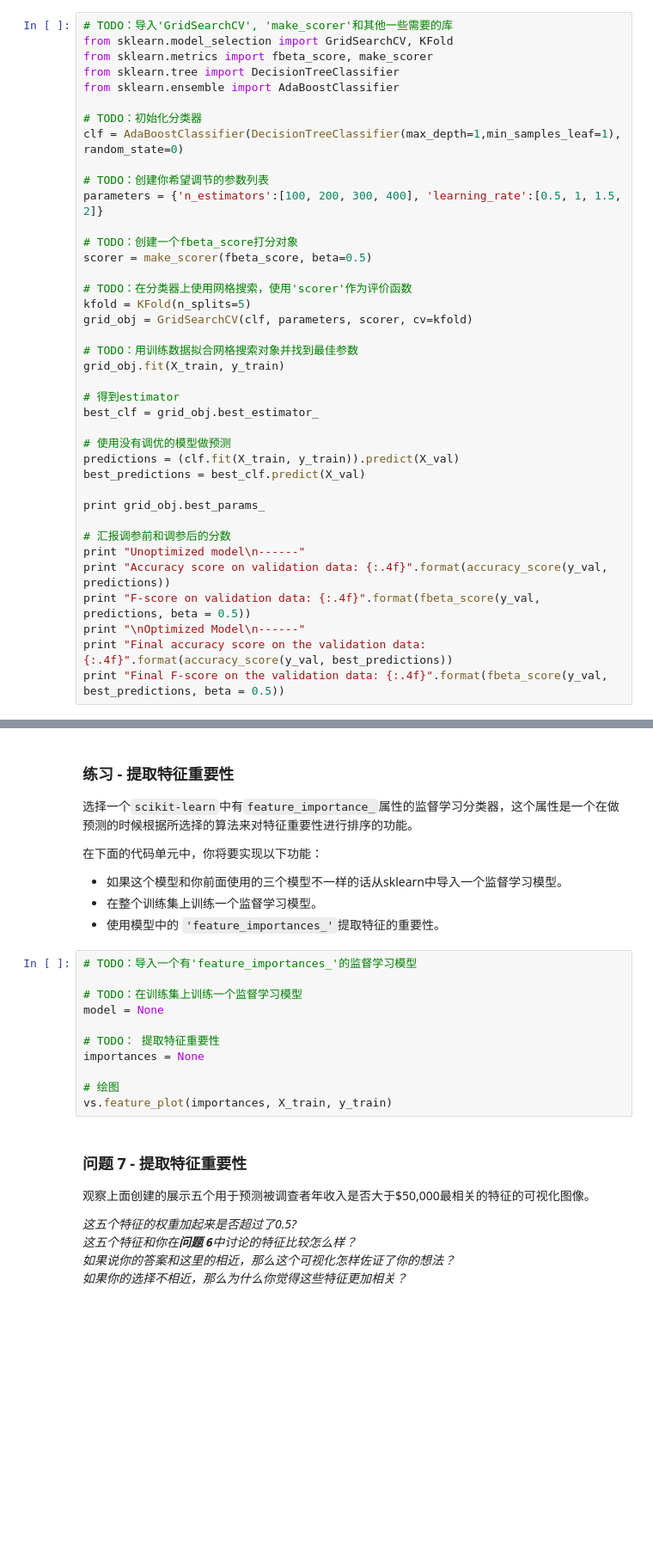
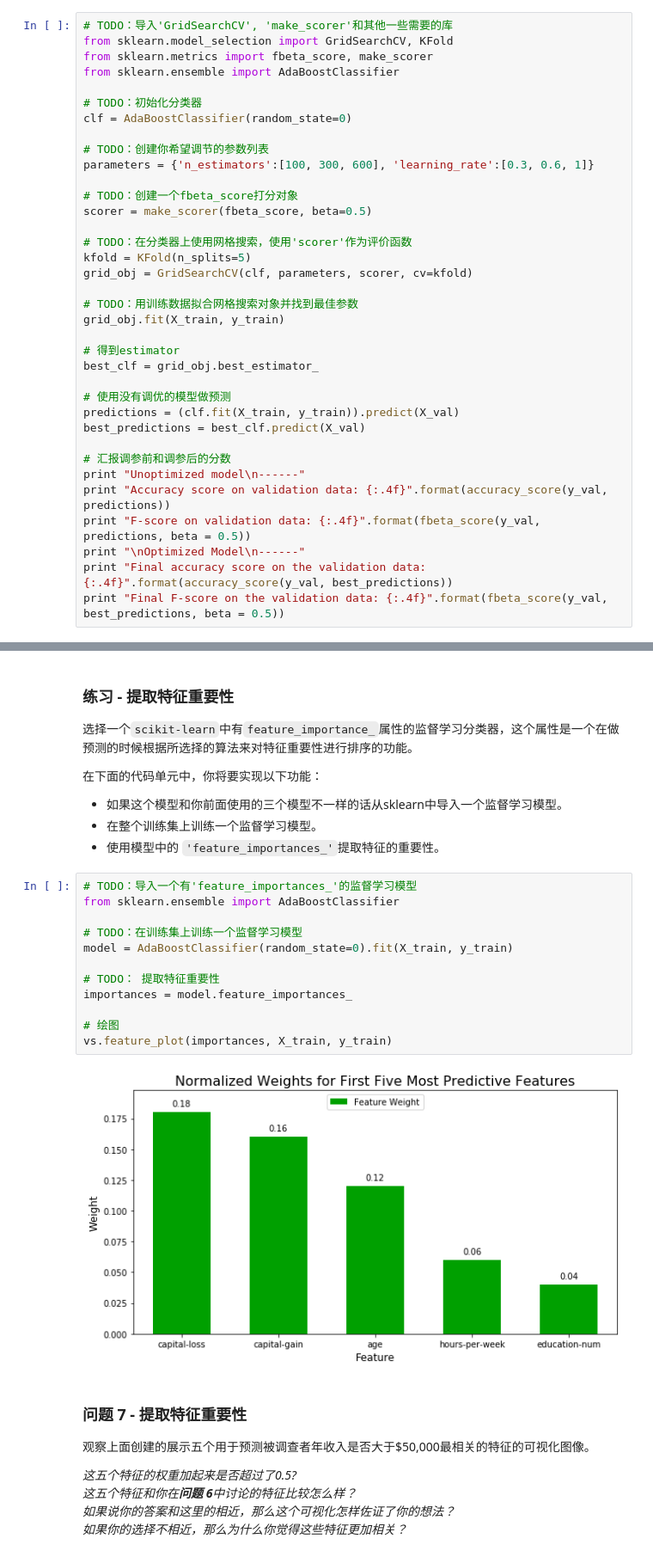
Before and after one commit to nd009/finding_donors, a Jupyter notebook: finding_donors.ipynb, the cells around one changed output, grey strips where cells are left out. Shown at 86% size. Saved outputs shown, nothing was run; the diff lists cells and outputs as text; blank space fills up the shorter version.

```diff
--- a/finding_donors.ipynb
+++ b/finding_donors.ipynb
@@ -475,14 +475,13 @@ SVC trained on 28941 samples.
 # TODO：导入'GridSearchCV', 'make_scorer'和其他一些需要的库
 from sklearn.model_selection import GridSearchCV, KFold
 from sklearn.metrics import fbeta_score, make_scorer
-from sklearn.tree import DecisionTreeClassifier
 from sklearn.ensemble import AdaBoostClassifier
 
 # TODO：初始化分类器
-clf = AdaBoostClassifier(DecisionTreeClassifier(max_depth=1,min_samples_leaf=1), random_state=0)
+clf = AdaBoostClassifier(random_state=0)
 
 # TODO：创建你希望调节的参数列表
-parameters = {'n_estimators':[100, 200, 300, 400], 'learning_rate':[0.5, 1, 1.5, 2]}
+parameters = {'n_estimators':[100, 300, 600], 'learning_rate':[0.3, 0.6, 1]}
 
 # TODO：创建一个fbeta_score打分对象
 scorer = make_scorer(fbeta_score, beta=0.5)
@@ -501,8 +500,6 @@ best_clf = grid_obj.best_estimator_
 predictions = (clf.fit(X_train, y_train)).predict(X_val)
 best_predictions = best_clf.predict(X_val)
 
-print grid_obj.best_params_
-
 # 汇报调参前和调参后的分数
 print "Unoptimized model\n------"
 print "Accuracy score on validation data: {:.4f}".format(accuracy_score(y_val, predictions))
@@ -565,15 +561,18 @@ _在这十三个记录中，你认为哪五个特征对于预测是最重要的
  - 使用模型中的 `'feature_importances_'`提取特征的重要性。
 # %%
 # TODO：导入一个有'feature_importances_'的监督学习模型
+from sklearn.ensemble import AdaBoostClassifier
 
 # TODO：在训练集上训练一个监督学习模型
-model = None
+model = AdaBoostClassifier(random_state=0).fit(X_train, y_train)
 
 # TODO： 提取特征重要性
-importances = None
+importances = model.feature_importances_
 
 # 绘图
 vs.feature_plot(importances, X_train, y_train)
+# %% [output]
+[figure, added]
 # %% [markdown]
 ### 问题 7 - 提取特征重要性
 观察上面创建的展示五个用于预测被调查者年收入是否大于\$50,000最相关的特征的可视化图像。
```
Also changed, not shown: parts of 14 cells of this notebook, 1 other file.
